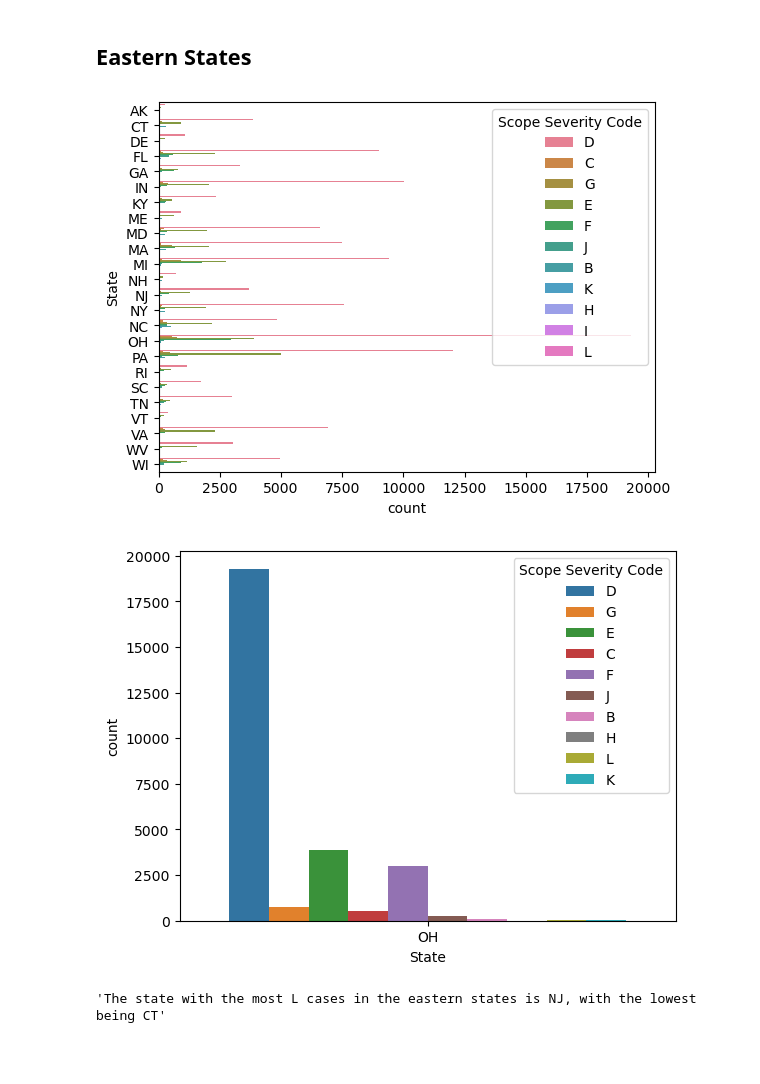
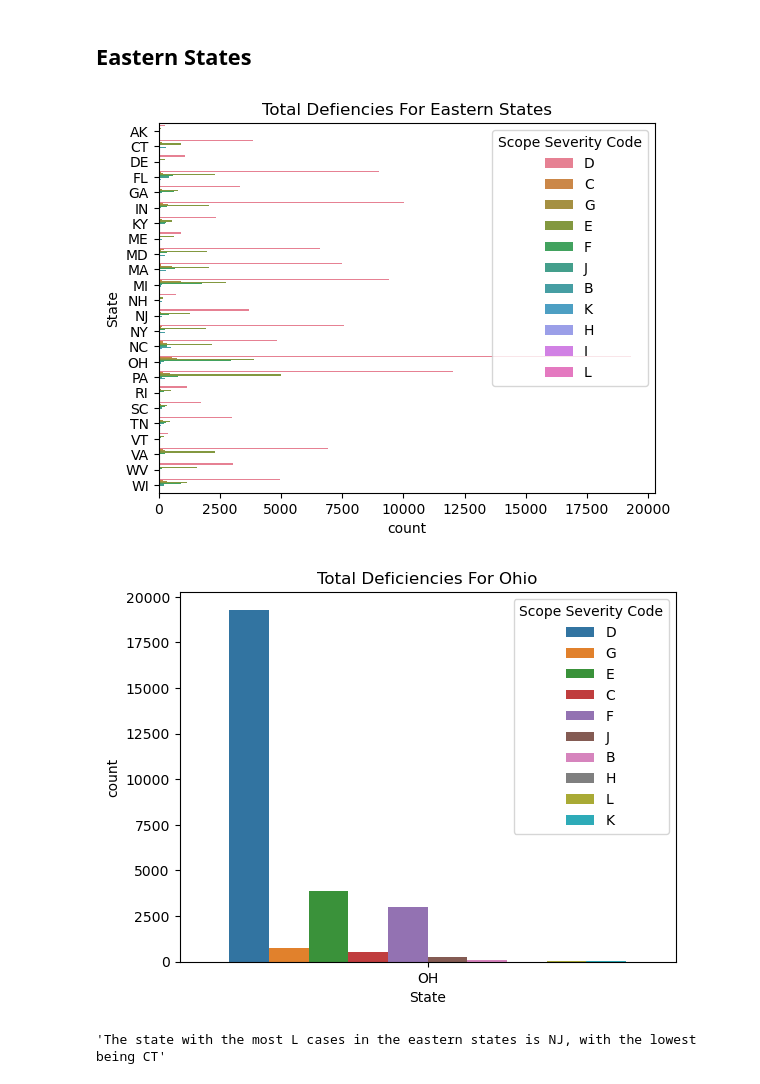
Before and after one commit to Djohnson1313/cms_data_exercise, a Jupyter notebook: cms_data_exercise.ipynb, the cells around one changed output. Drawn from its saved outputs; the diff is of its cells as text; code cells hidden in the pictures; blank space fills up the shorter version.

```diff
--- a/cms_data_exercise.ipynb
+++ b/cms_data_exercise.ipynb
@@ -293,16 +360,18 @@ scope_perc(west_states, 'D','Scope Severity Code', min)
 ## Eastern States
 # %%
 sns.countplot(data = east_states, y = 'State', hue = 'Scope Severity Code')
+plt.title('Total Defiencies For Eastern States')
 plt.show();
 # %% [output]
-[figure, old version]
+[figure, new version]
 # %%
 fig, ax = plt.subplots()
 oh_df = east_states.loc[east_states['State'] == 'OH']
 sns.countplot(data = oh_df, x = 'State', hue = 'Scope Severity Code')
+plt.title('Total Deficiencies For Ohio')
 plt.show();
 # %% [output]
-[figure, old version]
+[figure, new version]
 # %%
 scope_sev(east_states, 'L', 'Scope Severity Code')
 # %% [output]
```
Also changed, not shown: parts of 26 cells of this notebook.
